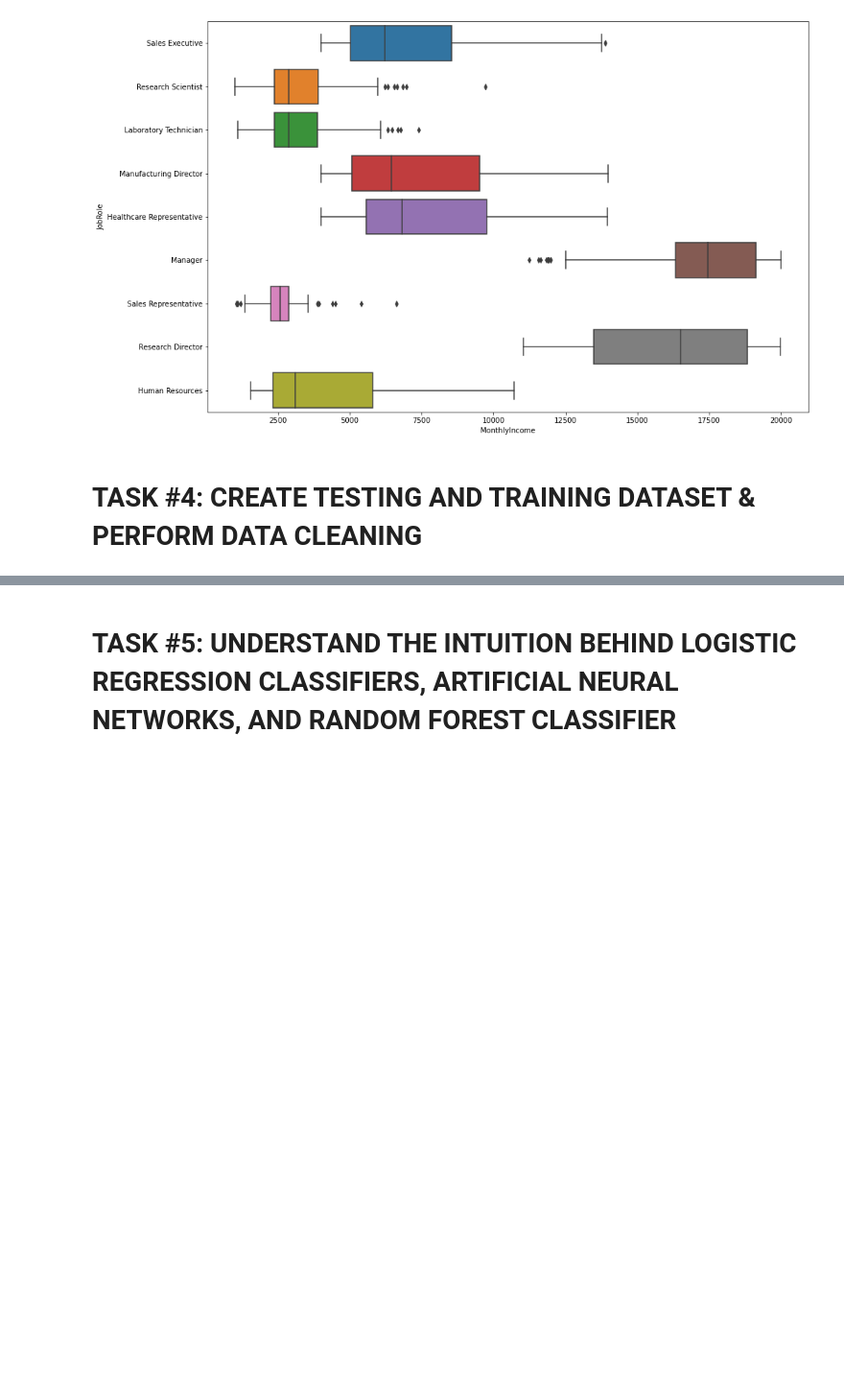
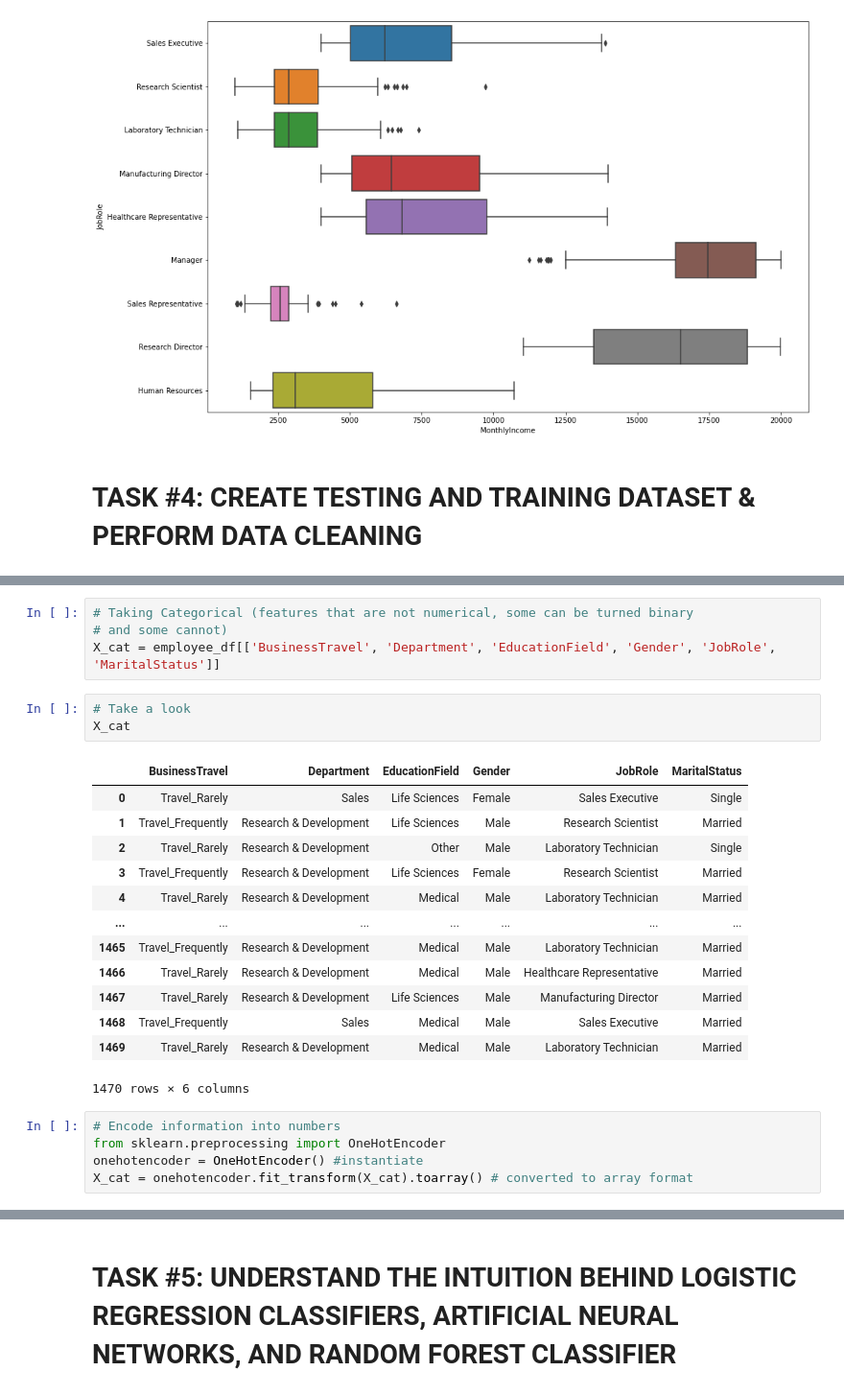
Before and after one commit to lavarius/DSCaseStudies, a Jupyter notebook: CS_Human_Resources_Department_Skeleton.ipynb, the cells around one changed output, grey strips where cells are left out. Shown: that part at 96% size. Cells and saved outputs as stored; diff of their text form; blank space fills up the shorter version.

```diff
--- a/CS_Human_Resources_Department_Skeleton.ipynb
+++ b/CS_Human_Resources_Department_Skeleton.ipynb
@@ -283,0 +289,26 @@ sns.boxplot(x = 'MonthlyIncome', y = 'JobRole', data = employee_df)
+# %%
+# Taking Categorical (features that are not numerical, some can be turned binary
+# and some cannot)
+X_cat = employee_df[['BusinessTravel', 'Department', 'EducationField', 'Gender', 'JobRole', 'MaritalStatus']]
+# %%
+# Take a look
+X_cat
+# %% [output]
+|  | BusinessTravel | Department | EducationField | Gender | JobRole | MaritalStatus |
+| 0 | Travel_Rarely | Sales | Life Sciences | Female | Sales Executive | Single |
+| 1 | Travel_Frequently | Research & Development | Life Sciences | Male | Research Scientist | Married |
+| 2 | Travel_Rarely | Research & Development | Other | Male | Laboratory Technician | Single |
+| 3 | Travel_Frequently | Research & Development | Life Sciences | Female | Research Scientist | Married |
+| 4 | Travel_Rarely | Research & Development | Medical | Male | Laboratory Technician | Married |
+| ... | ... | ... | ... | ... | ... | ... |
+| 1465 | Travel_Frequently | Research & Development | Medical | Male | Laboratory Technician | Married |
+| 1466 | Travel_Rarely | Research & Development | Medical | Male | Healthcare Representative | Married |
+| 1467 | Travel_Rarely | Research & Development | Life Sciences | Male | Manufacturing Director | Married |
+| 1468 | Travel_Frequently | Sales | Medical | Male | Sales Executive | Married |
+| 1469 | Travel_Rarely | Research & Development | Medical | Male | Laboratory Technician | Married |
+1470 rows × 6 columns
+# %%
+# Encode information into numbers
+from sklearn.preprocessing import OneHotEncoder
+onehotencoder = OneHotEncoder() #instantiate
+X_cat = onehotencoder.fit_transform(X_cat).toarray() # converted to array format
```
Also changed, not shown: parts of 12 cells of this notebook.
